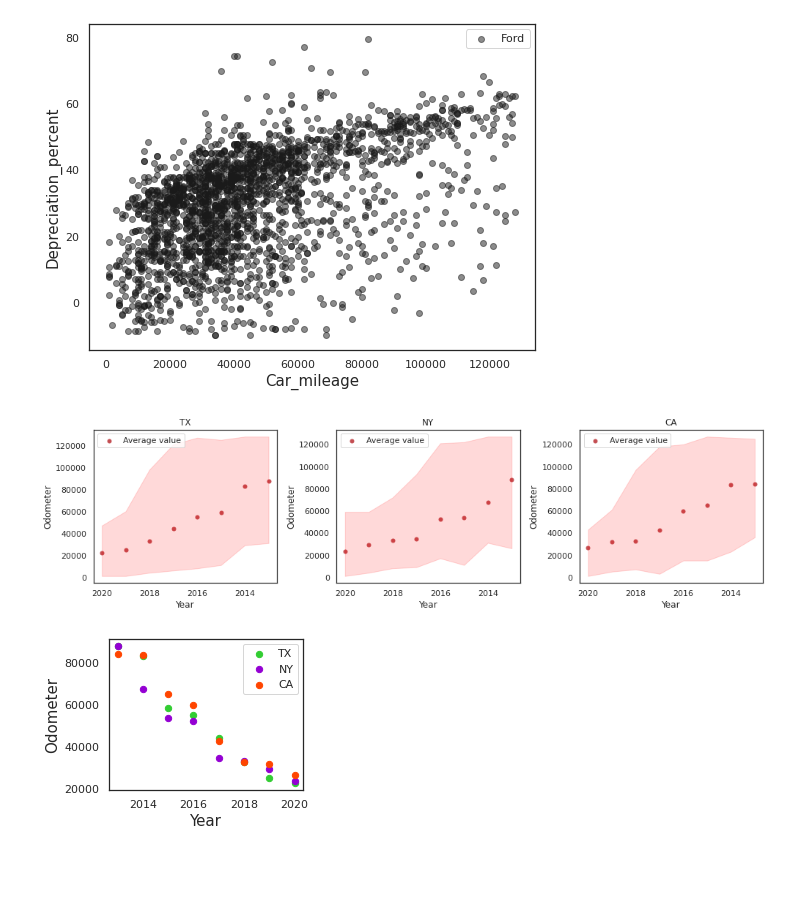
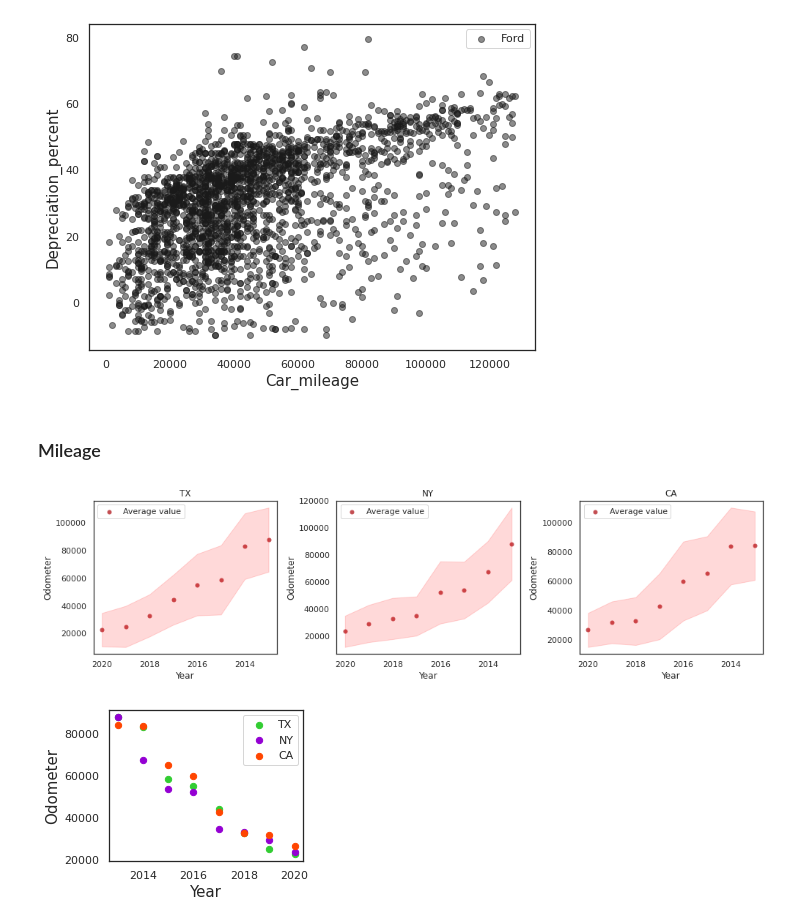
Before and after one commit to aabouie/CapStone1, a Jupyter notebook: EDA.ipynb, the cells around one changed output. Drawn from its saved outputs; the diff is of its cells as text; code cells hidden in the pictures; blank space fills up the shorter version.

```diff
--- a/EDA.ipynb
+++ b/EDA.ipynb
@@ -144,26 +144,30 @@ ax.legend()
 # %% [output]
 <matplotlib.legend.Legend at 0x...>
 [figure]
+# %% [markdown]
+### Mileage
 # %%
 fig,axs = plt.subplots(1,3,figsize=(14,4))
 text_size = 12
 
 for i,state in enumerate(df.state.unique()):
     mean_mileage = df[df.state==state].groupby('car_model_year').car_mileage.mean()
     max_mileage = df[df.state==state].groupby('car_model_year').car_mileage.max()
     min_mileage = df[df.state==state].groupby('car_model_year').car_mileage.min()
+    std_mileage = df[df.state==state].groupby('car_model_year').car_mileage.std()
 
     axs[i].set_title(state,size = text_size)
     axs[i].set_xlabel('Year',size = text_size)
     axs[i].set_ylabel('Odometer',size = text_size)
     axs[i].scatter(mean_mileage.index,mean_mileage.values,color='r',label='Average value',edgecolor='r',s=25)
     axs[i].invert_xaxis()
-    axs[i].fill_between(mean_mileage.index, min_mileage.values, max_mileage.values, color='red',alpha=0.15)
+    #axs[i].fill_between(mean_mileage.index, min_mileage.values, max_mileage.values, color='red',alpha=0.15)
+    axs[i].fill_between(mean_mileage.index, mean_mileage.values-std_mileage.values, mean_mileage.values+std_mileage.values, color='red',alpha=0.15)
     axs[i].legend(loc='upper left')
 
 plt.tight_layout()
 # %% [output]
-[figure, old version]
+[figure, new version]
 # %%
 fig,ax = plt.subplots(figsize=(4,3))
 text_size = 15
```
Also changed, not shown: parts of 5 cells of this notebook.
